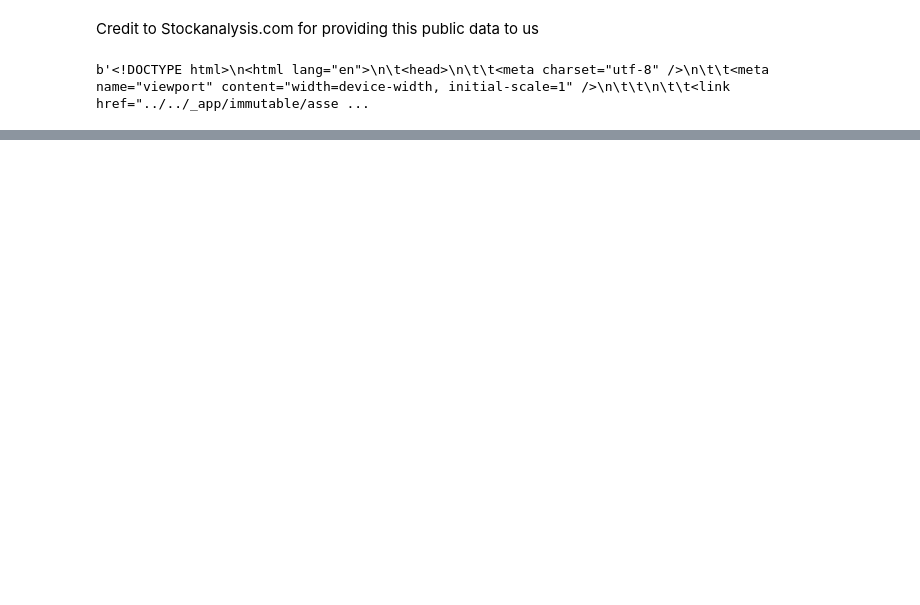
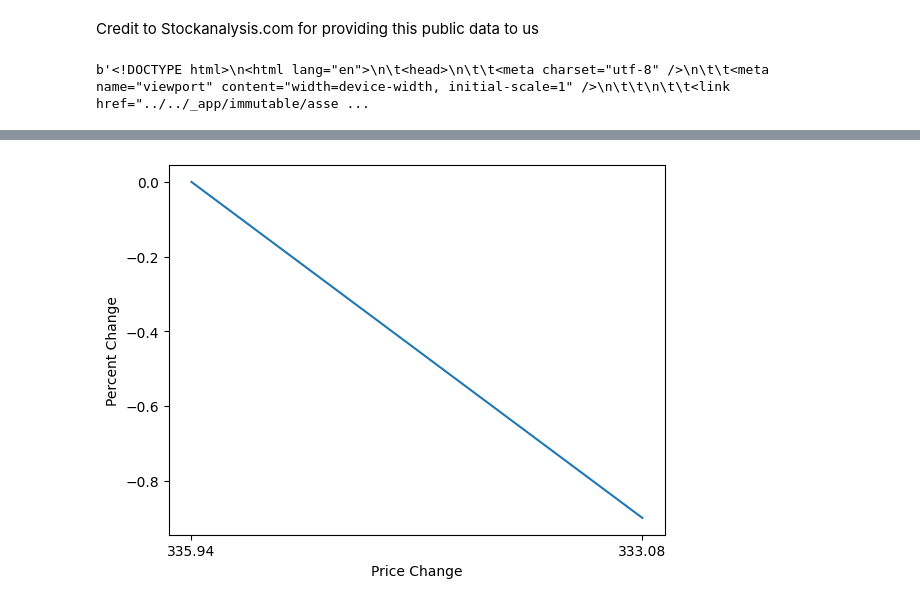
Before and after one commit to Jessie-Baron/Stocks-API, a Jupyter notebook: app/stockData-scraper.ipynb, the cells around one changed output, grey strips where cells are left out. Saved outputs shown, nothing was run; the diff lists cells and outputs as text; code cells hidden in the pictures; blank space fills up the shorter version.

Commit message:
added graphs

```diff
--- a/app/stockData-scraper.ipynb
+++ b/app/stockData-scraper.ipynb
@@ -298,3 +299,4 @@ data = {
 
 df = pd.DataFrame(data)
 df.head()
+df['Date'] = pd.Timestamp('2023-06-06')
@@ -311,0 +309,12 @@ df.to_sql('stocks', con=db, if_exists='append', schema='stocks', index=False)
+# %%
+df.head(5)
+df.dtypes
+df['Name'] = df['Name'].astype('string')
+df['Symbol'] = df['Symbol'].astype('string')
+df.replace(',','', regex=True, inplace=True)
+df['Price'] = df['Price'].astype(float)
+perc_change = df['Percent Change'].replace('%','', regex=True, inplace=True)
+perc_change = df['Percent Change'].astype(float)
+# %%
+old_price = ((100*df["Price"])/(100 + perc_change)).round(2)
+old_price
@@ -311,0 +350,9 @@ df.to_sql('stocks', con=db, if_exists='append', schema='stocks', index=False)
+# %%
+x_val = [old_price[1],df["Price"][1]]
+y_val = [0,perc_change[1]]
+plt.ylabel("Percent Change")
+plt.xlabel("Price Change")
+plt.plot(x_val,y_val)
+plt.show()
+# %% [output]
+[figure, added]
```
Also changed, not shown: parts of 18 cells of this notebook.
